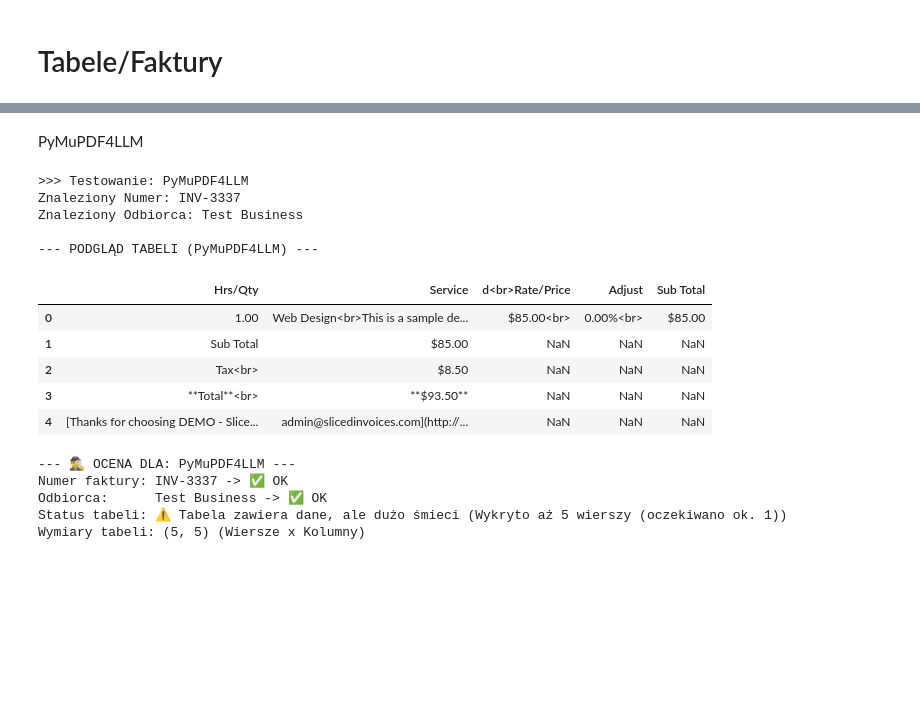
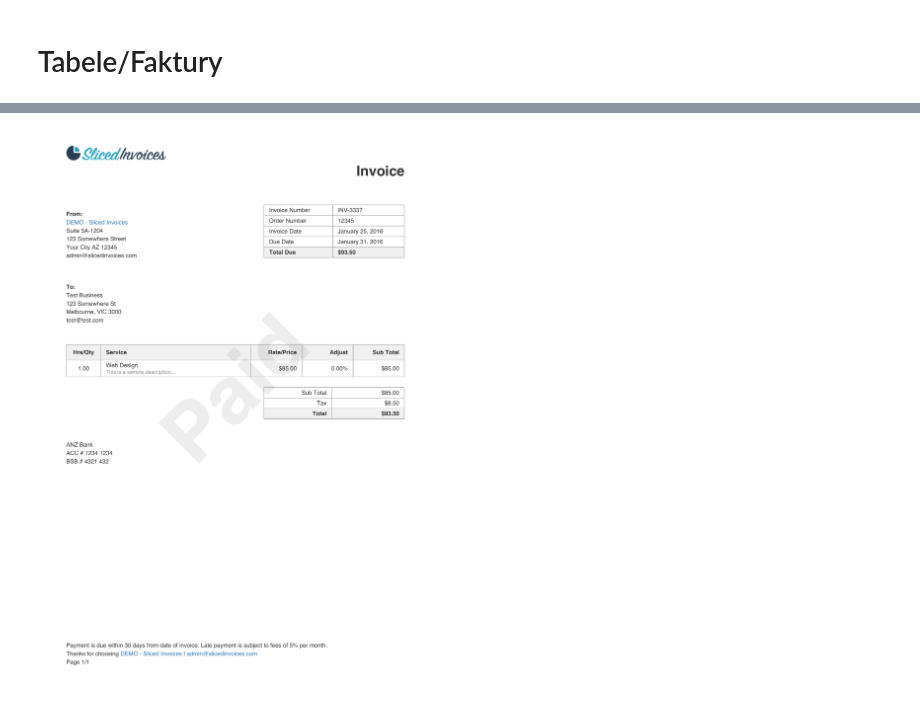
Before and after one commit to kacpro94/PDF-extracting-libraries-comparasion, a Jupyter notebook: projekt.ipynb, the cells around one changed output, grey strips where cells are left out. Drawn from its saved outputs; the diff is of its cells as text; code cells hidden in the pictures; blank space fills up the shorter version.

Commit message:
pdf invoices analysis

```diff
--- a/projekt.ipynb
+++ b/projekt.ipynb
@@ -516,72 +234,8 @@ Wymiary tabeli: (1, 5) (Wiersze x Kolumny)
-# %% [markdown]
-PyMuPDF4LLM
-# %%
-from io import StringIO
-print(">>> Testowanie: PyMuPDF4LLM")
-
-extracted_inv = None
-extracted_rec = None
-extracted_df = None
-
-try:
-    md_text = pymupdf4llm.to_markdown(PDF_PATH)
-
-    # 1. Tekst
-    if "INV-3337" in md_text: extracted_inv = "INV-3337"
-    if "Test Business" in md_text: extracted_rec = "Test Business"
-
-    lines = [line.strip() for line in md_text.split('\n') if '|' in line]
-
-    valid_table_lines = []
-    capture = False
-    header_found = False
-
-    for line in lines:
-        if "Service" in line:
-            capture = True
-            header_found = True
-
-        if capture:
-            if "---" not in line:
-                valid_table_lines.append(line)
-
-    if header_found and len(valid_table_lines) > 1:
-        cleaned_data = []
-        for row in valid_table_lines:
-            cells = [c.strip() for c in row.split('|') if c.strip() != '']
-            cleaned_data.append(cells)
-
-        if cleaned_data:
-            extracted_df = pd.DataFrame(cleaned_data[1:], columns=cleaned_data[0])
-
-except Exception as e:
-    print(f"Błąd PyMuPDF4LLM: {e}")
-
-# --- WYNIKI ---
-print(f"Znaleziony Numer: {extracted_inv}")
-print(f"Znaleziony Odbiorca: {extracted_rec}")
-print("\n--- PODGLĄD TABELI (PyMuPDF4LLM) ---")
-if extracted_df is not None:
-    display(extracted_df)
-else:
-    print("Brak tabeli (lub błąd parsowania MD)")
-
-# Ocena
-evaluate_extraction("PyMuPDF4LLM", extracted_inv, extracted_rec, extracted_df)
-# %% [output]
->>> Testowanie: PyMuPDF4LLM
-Znaleziony Numer: INV-3337
-Znaleziony Odbiorca: Test Business
-
---- PODGLĄD TABELI (PyMuPDF4LLM) ---
-|  | Hrs/Qty | Service | d<br>Rate/Price | Adjust | Sub Total |
-| 0 | 1.00 | Web Design<br>This is a sample de... | $85.00<br> | 0.00%<br> | $85.00 |
-| 1 | Sub Total | $85.00 | NaN | NaN | NaN |
-| 2 | Tax<br> | $8.50 | NaN | NaN | NaN |
-| 3 | **Total**<br> | **$93.50** | NaN | NaN | NaN |
-| 4 | [Thanks for choosing DEMO - Slice... | admin@slicedinvoices.com](http://... | NaN | NaN | NaN |
---- 🕵️‍♂️ OCENA DLA: PyMuPDF4LLM ---
-Numer faktury: INV-3337 -> ✅ OK
-Odbiorca:      Test Business -> ✅ OK
-Status tabeli: ⚠️ Tabela zawiera dane, ale dużo śmieci (Wykryto aż 5 wierszy (oczekiwano ok. 1))
-Wymiary tabeli: (5, 5) (Wiersze x Kolumny)
+# %%
+pdf_path = "data/invoices/wordpress-pdf-invoice-plugin-sample.pdf"
+
+images = convert_from_path(pdf_path, first_page=1, last_page=1)
+
+display(images[0])
+# %% [output]
+[figure, added]
```
Also changed, not shown: parts of 24 cells of this notebook.
